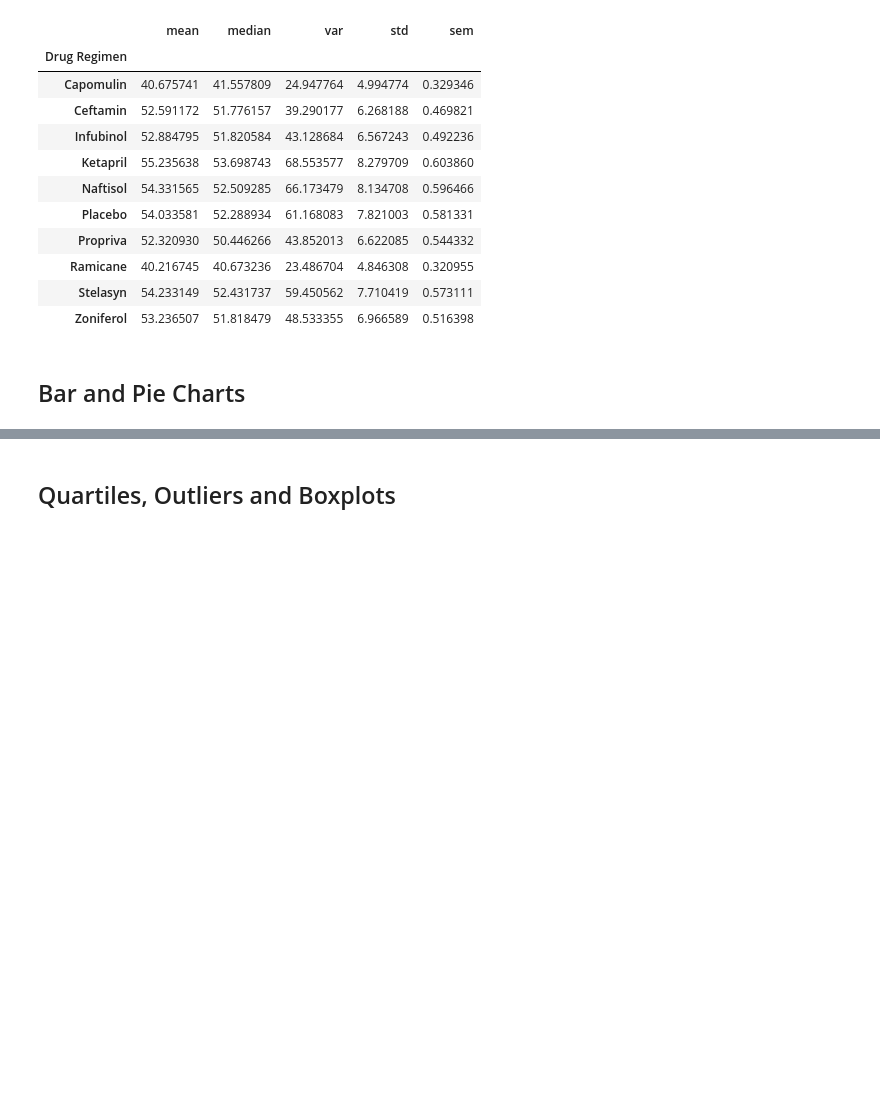
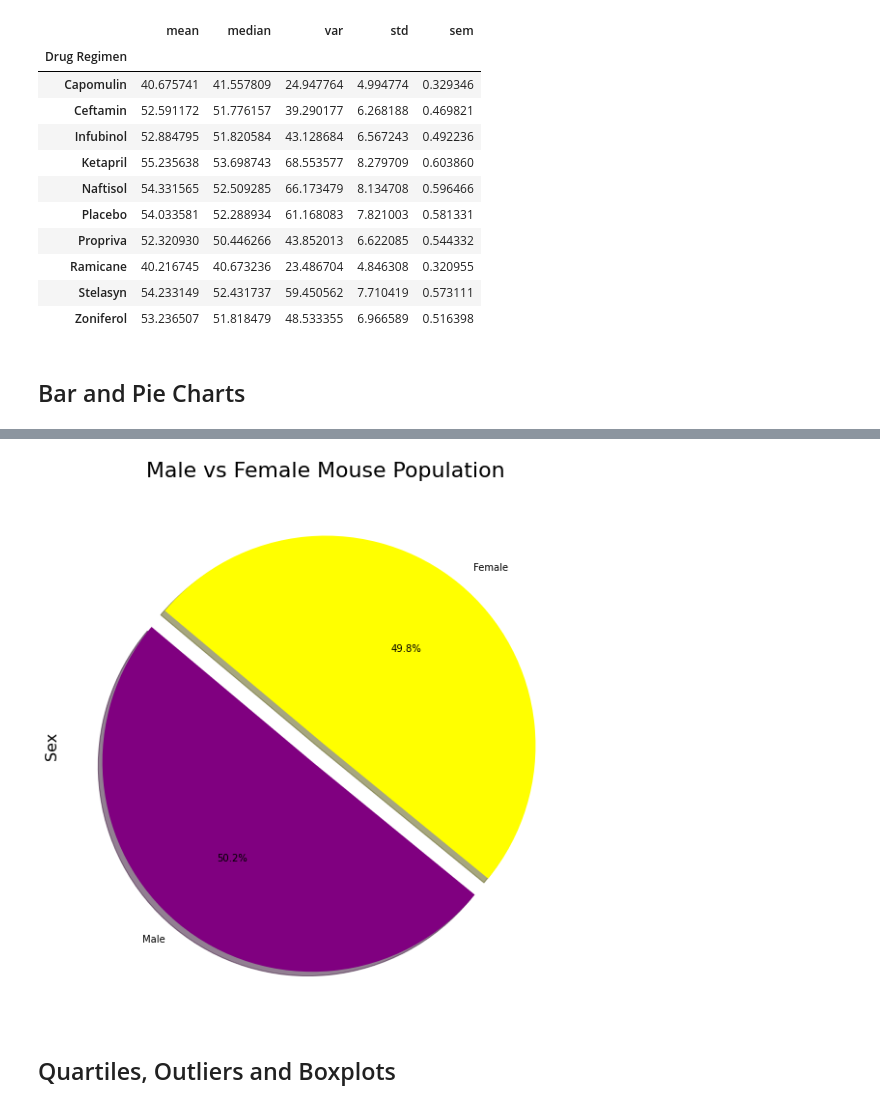
Before and after one commit to jpraasch/Matplotlib, a Jupyter notebook: Pymaceuticals/pymaceuticals_starter.ipynb, the cells around one changed output, grey strips where cells are left out. Cells and saved outputs as stored; diff of their text form; code cells hidden in the pictures; blank space fills up the shorter version.

```diff
--- a/Pymaceuticals/pymaceuticals_starter.ipynb
+++ b/Pymaceuticals/pymaceuticals_starter.ipynb
@@ -139,3 +213,22 @@ Summary_stats_table
+# %%
+# Generate a pie plot showing the distribution of female versus male mice using pyplot
+#Designating variables and titles
+labels = ['Male','Female']
+values = [50.200803,49.799197]
+colors = ['purple','yellow']
+
+#setting the explode
+explode = (0.1, 0)
+
+#Creating the pie chart
+fig1, ax1 = plt.subplots(figsize=(15, 10))
+plt.pie(values, explode=explode,labels=labels, colors=colors, autopct="%1.1f%%", shadow=True, startangle=140,)
+plt.title('Male vs Female Mouse Population',fontsize = 22)
+plt.ylabel('Sex',fontsize = 16)
+
+plt.show()
+# %% [output]
+[figure, added]
 # %% [markdown]
 ## Quartiles, Outliers and Boxplots
 # %%
```
Also changed, not shown: parts of 10 cells of this notebook.
